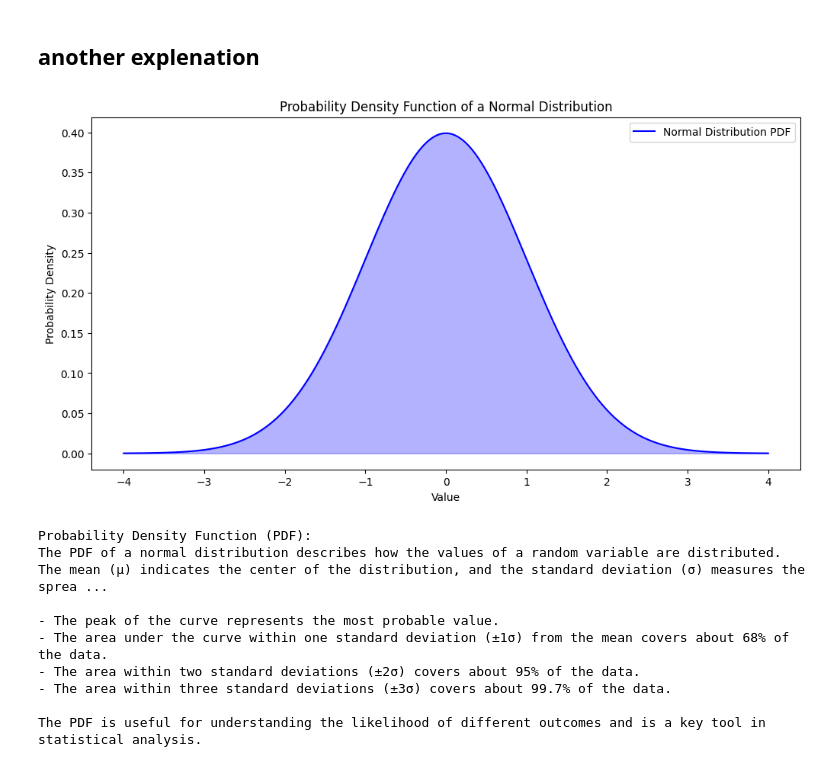
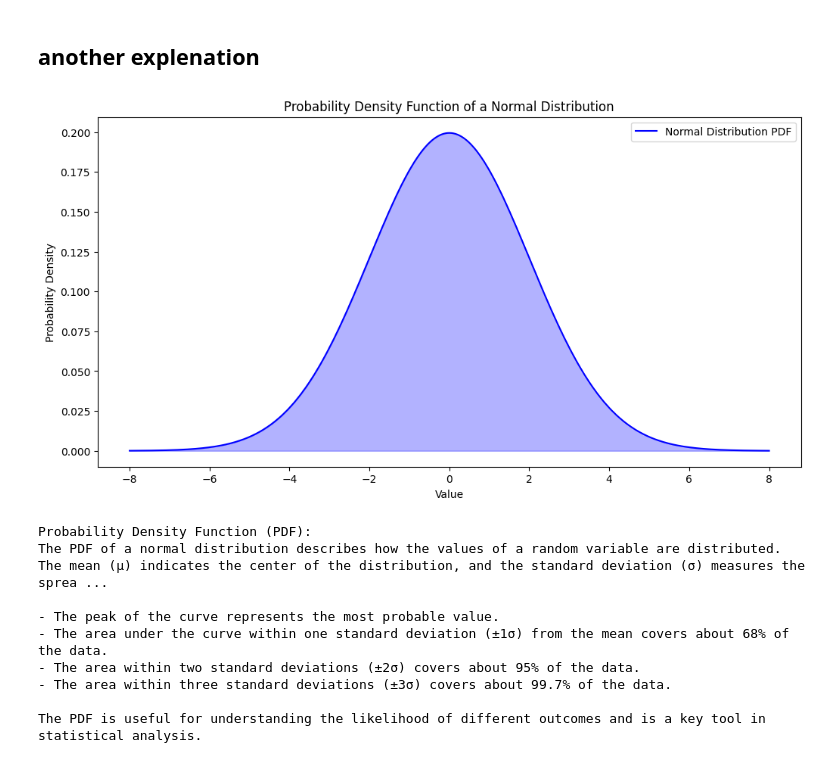
Before and after one commit to shaibachar/children, a Jupyter notebook: ex/ex1/normalDist.ipynb, the cells around one changed output. Saved outputs shown, nothing was run; the diff lists cells and outputs as text; code cells hidden in the pictures.

```diff
--- a/ex/ex1/normalDist.ipynb
+++ b/ex/ex1/normalDist.ipynb
@@ -84,44 +116,44 @@ This visual helps to understand how the data is distributed and how much of the
 
 # Define the parameters of the normal distribution
 mean = 0
-std_dev = 1
+std_dev = 2
 
 # Generate a range of x values
 x = np.linspace(mean - 4*std_dev, mean + 4*std_dev, 1000)
 
 # Calculate the PDF values for these x values
-pdf = norm.pdf(x, mean, std_dev)
+pdf = stats.norm.pdf(x, mean, std_dev)
 
 # Plot the PDF
 plt.figure(figsize=(12, 6))
 plt.plot(x, pdf, 'b-', label='Normal Distribution PDF')
 plt.fill_between(x, pdf, alpha=0.3, color='blue')
 
 # Adding labels and title
 plt.title('Probability Density Function of a Normal Distribution')
 plt.xlabel('Value')
 plt.ylabel('Probability Density')
 plt.legend()
 
 # Display the plot
 plt.show()
 
 # Explanation
 explanation = """
 Probability Density Function (PDF):
 The PDF of a normal distribution describes how the values of a random variable are distributed. The mean (µ) indicates the center of the distribution, and the standard deviation (σ) measures the spread.
 
 - The peak of the curve represents the most probable value.
 - The area under the curve within one standard deviation (±1σ) from the mean covers about 68% of the data.
 - The area within two standard deviations (±2σ) covers about 95% of the data.
 - The area within three standard deviations (±3σ) covers about 99.7% of the data.
 
 The PDF is useful for understanding the likelihood of different outcomes and is a key tool in statistical analysis.
 """
 
 print(explanation)
 # %% [output]
-[figure, old version]
+[figure, new version]
 Probability Density Function (PDF):
 The PDF of a normal distribution describes how the values of a random variable are distributed. The mean (µ) indicates the center of the distribution, and the standard deviation (σ) measures the sprea ...
 
```
Also changed, not shown: parts of 6 cells of this notebook, 2 other files.
